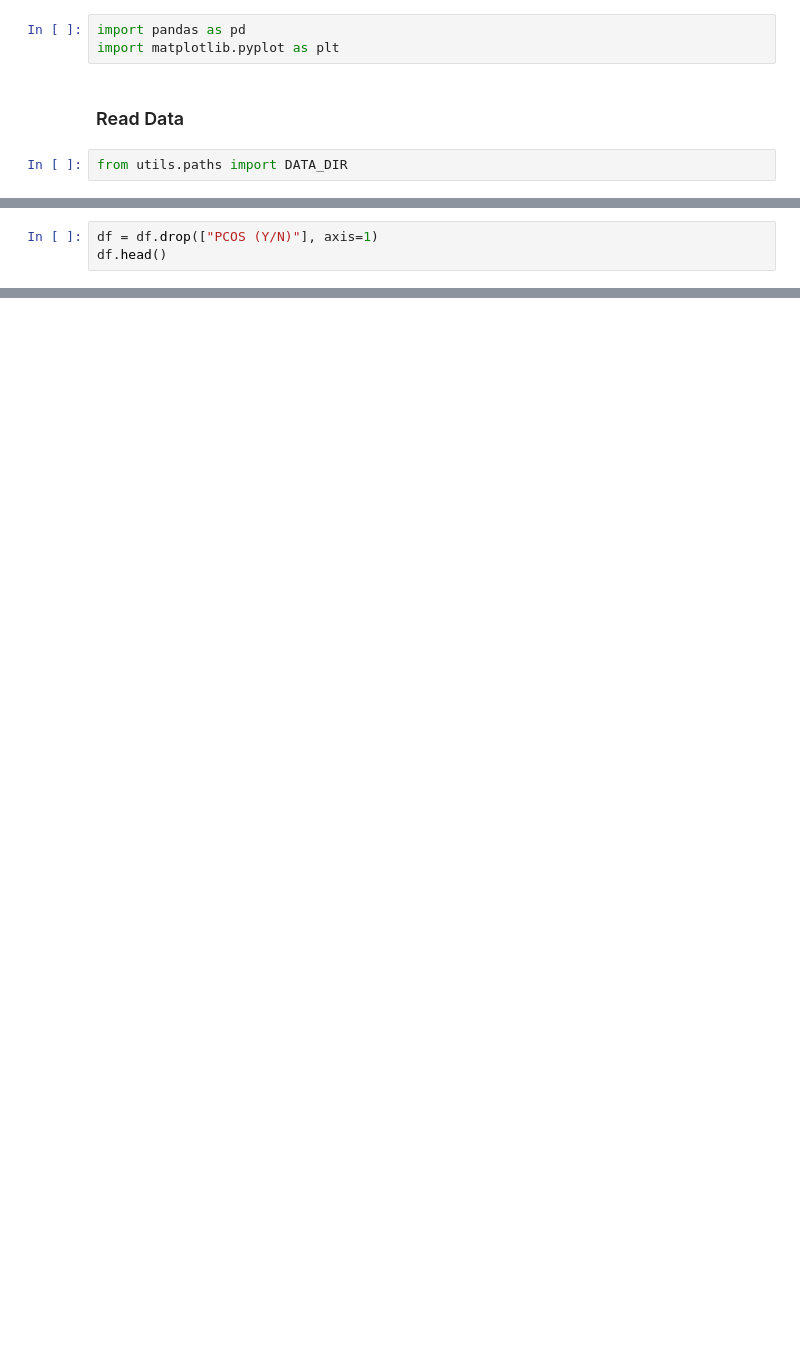
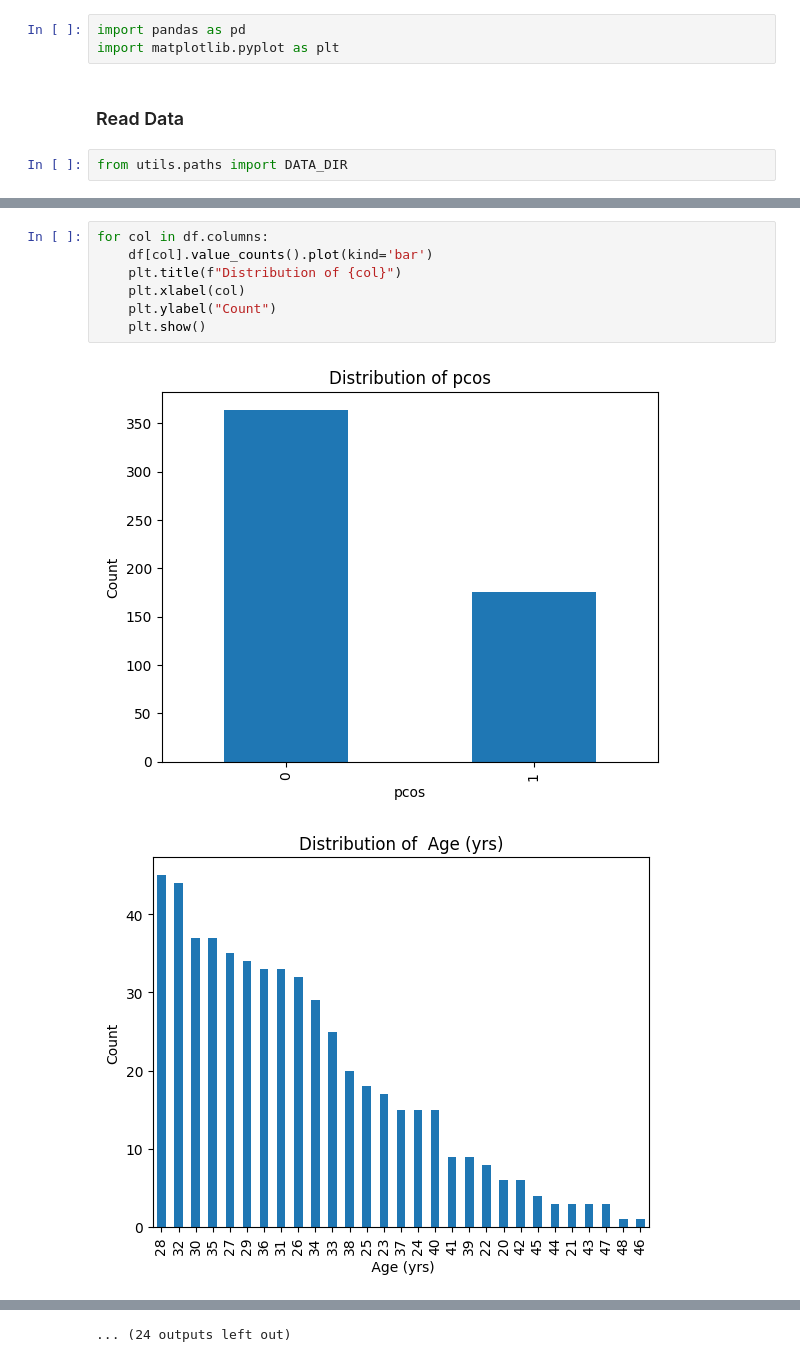
Before and after one commit to Pixie2468/NourisHer, a Jupyter notebook: notebooks/PCOS_data_cleaning.ipynb, the cells around one changed output, grey strips where cells are left out. Cells and saved outputs as stored; diff of their text form; blank space fills up the shorter version.

```diff
--- a/notebooks/PCOS_data_cleaning.ipynb
+++ b/notebooks/PCOS_data_cleaning.ipynb
@@ -68,3 +33,0 @@ plot_column(dataframe=labels, xlabel="Y/N", ylabel="Size of Data", title="PCOS D
-# %%
-df = df.drop(["PCOS (Y/N)"], axis=1)
-df.head()
@@ -107,0 +39,10 @@ plot_column(dataframe=df, column_name="Reg.Exercise(Y/N)", kind="bar")
+# %%
+for col in df.columns:
+    df[col].value_counts().plot(kind='bar')
+    plt.title(f"Distribution of {col}")
+    plt.xlabel(col)
+    plt.ylabel("Count")
+    plt.show()
+# %% [output]
+[figure, added]
+[figure, added]
@@ -107,0 +59 @@ plot_column(dataframe=df, column_name="Reg.Exercise(Y/N)", kind="bar")
+... (24 outputs left out)
```
Also changed, not shown: parts of 20 cells of this notebook, 33 other files.
